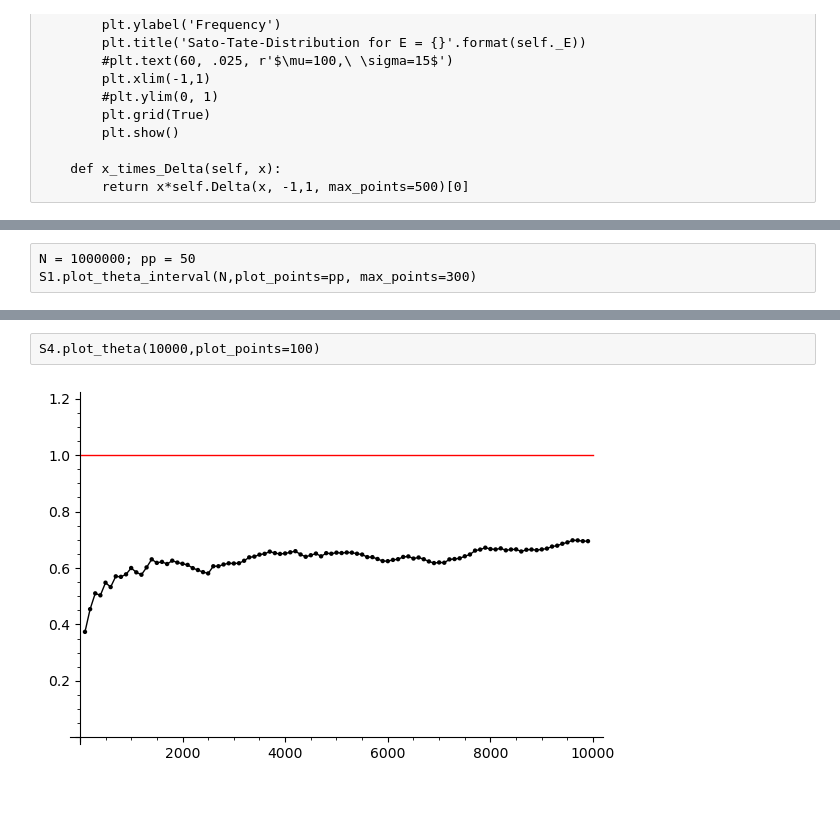
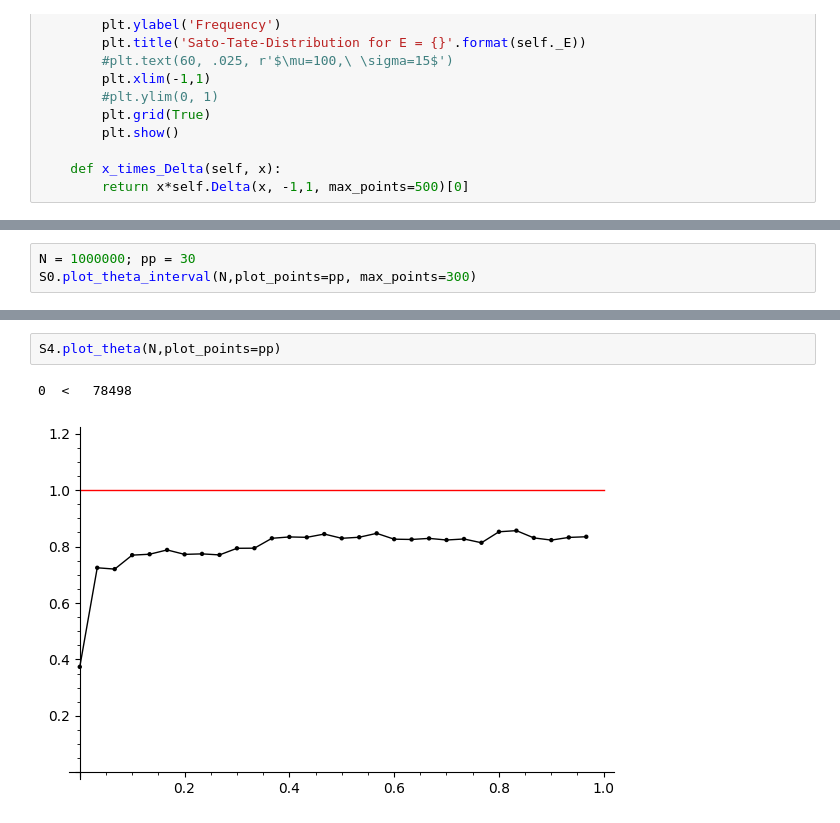
Before and after one commit to JosuaKugler/sato-tate-distributions, a Jupyter notebook: sage_st_distribution.ipynb, the cells around one changed output, grey strips where cells are left out. Drawn from its saved outputs; the diff is of its cells as text.

```diff
--- a/sage_st_distribution.ipynb
+++ b/sage_st_distribution.ipynb
@@ -224,6 +226,6 @@ objects = [S1, S2, S3, S4, S5]
 #S.plot_theta_interval(1000)
 #S1.histogram(int(10e4), 50)
 # %%
-N = 1000000; pp = 50
-S1.plot_theta_interval(N,plot_points=pp, max_points=300)
+N = 1000000; pp = 30
+S0.plot_theta_interval(N,plot_points=pp, max_points=300)
 # %% [output]
@@ -241,5 +248,6 @@ S3.plot_theta(10000,plot_points=100)
 # %%
-S4.plot_theta(10000,plot_points=100)
+S4.plot_theta(N,plot_points=pp)
 # %% [output]
+0  <   78498
-[figure, old version]
+[figure, new version]
 # %%
```
Also changed, not shown: parts of 16 cells of this notebook, 2 other files.
